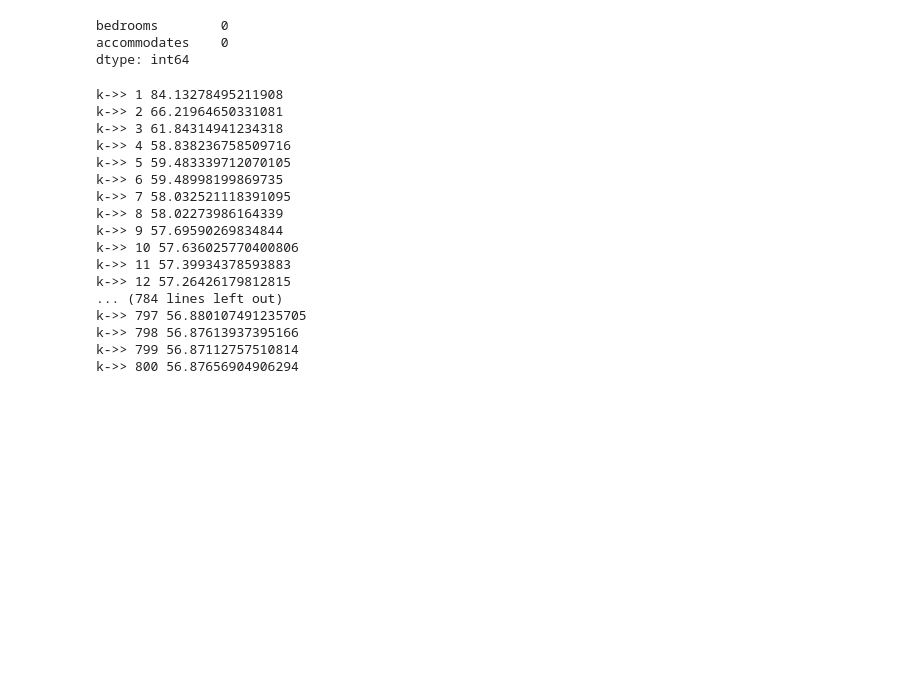
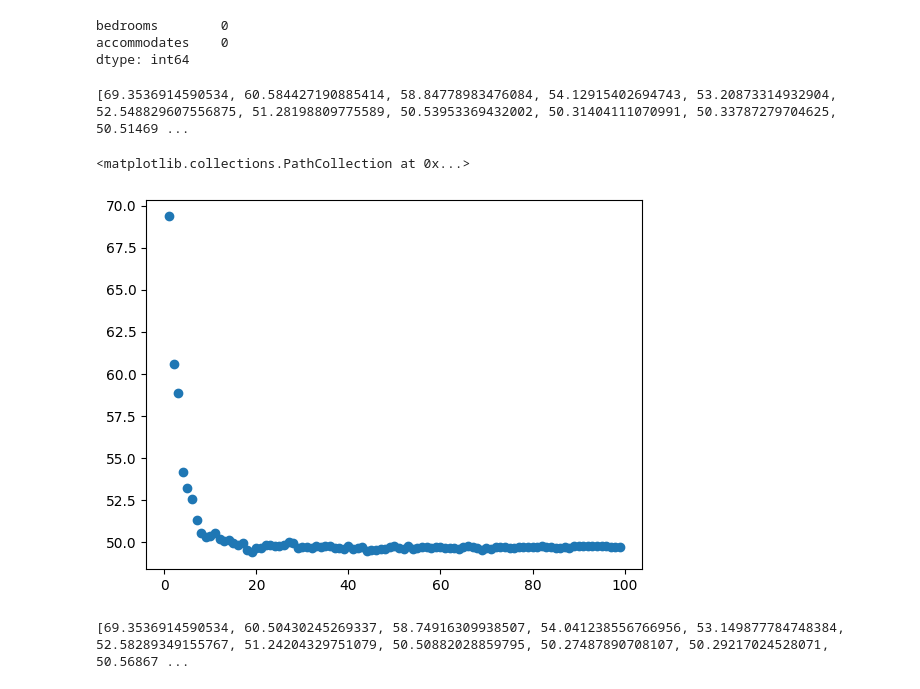
Before and after one commit to afoone/caipc-mar-2023, a Jupyter notebook: 06 - Hiperparametros.ipynb, the cells around one changed output. Cells and saved outputs as stored; diff of their text form; code cells hidden in the pictures; blank space fills up the shorter version.

```diff
--- a/06 - Hiperparametros.ipynb
+++ b/06 - Hiperparametros.ipynb
@@ -102,26 +102,14 @@ dtype: int64
 from sklearn.neighbors import KNeighborsRegressor
 from sklearn.metrics import mean_squared_error
 # %%
-for k in range(1,801):
+rmse_values = []
+
+for k in range(1,100):
     knn = KNeighborsRegressor(n_neighbors=k)
     knn.fit(X_train, y_train)
     predictions = knn.predict(X_test)
-    print("k->>",k,mean_squared_error(predictions, y_test)**0.5)
+    rmse_values.append(mean_squared_error(predictions, y_test)**0.5)
+
+print(rmse_values)
 # %% [output]
-k->> 1 84.13278495211908
-k->> 2 66.21964650331081
-k->> 3 61.84314941234318
-k->> 4 58.838236758509716
-k->> 5 59.483339712070105
-k->> 6 59.48998199869735
-k->> 7 58.032521118391095
-k->> 8 58.02273986164339
-k->> 9 57.69590269834844
-k->> 10 57.636025770400806
-k->> 11 57.39934378593883
-k->> 12 57.26426179812815
-... (784 lines left out)
-k->> 797 56.880107491235705
-k->> 798 56.87613937395166
-k->> 799 56.87112757510814
-k->> 800 56.87656904906294
+[69.3536914590534, 60.584427190885414, 58.84778983476084, 54.12915402694743, 53.20873314932904, 52.548829607556875, 51.28198809775589, 50.53953369432002, 50.31404111070991, 50.33787279704625, 50.51469 ...
@@ -127,0 +118,17 @@ k->> 800 56.87656904906294
+# %%
+plt.scatter(range(1,100), rmse_values)
+# %% [output]
+<matplotlib.collections.PathCollection at 0x...>
+[figure, added]
+# %%
+rmse_values = []
+
+for k in range(1,100):
+    knn = KNeighborsRegressor(n_neighbors=k, weights='distance')
+    knn.fit(X_train, y_train)
+    predictions = knn.predict(X_test)
+    rmse_values.append(mean_squared_error(predictions, y_test)**0.5)
+
+print(rmse_values)
+# %% [output]
+[69.3536914590534, 60.50430245269337, 58.74916309938507, 54.041238556766956, 53.149877784748384, 52.58289349155767, 51.24204329751079, 50.50882028859795, 50.27487890708107, 50.29217024528071, 50.56867 ...
```
Also changed, not shown: parts of 34 cells of this notebook.
